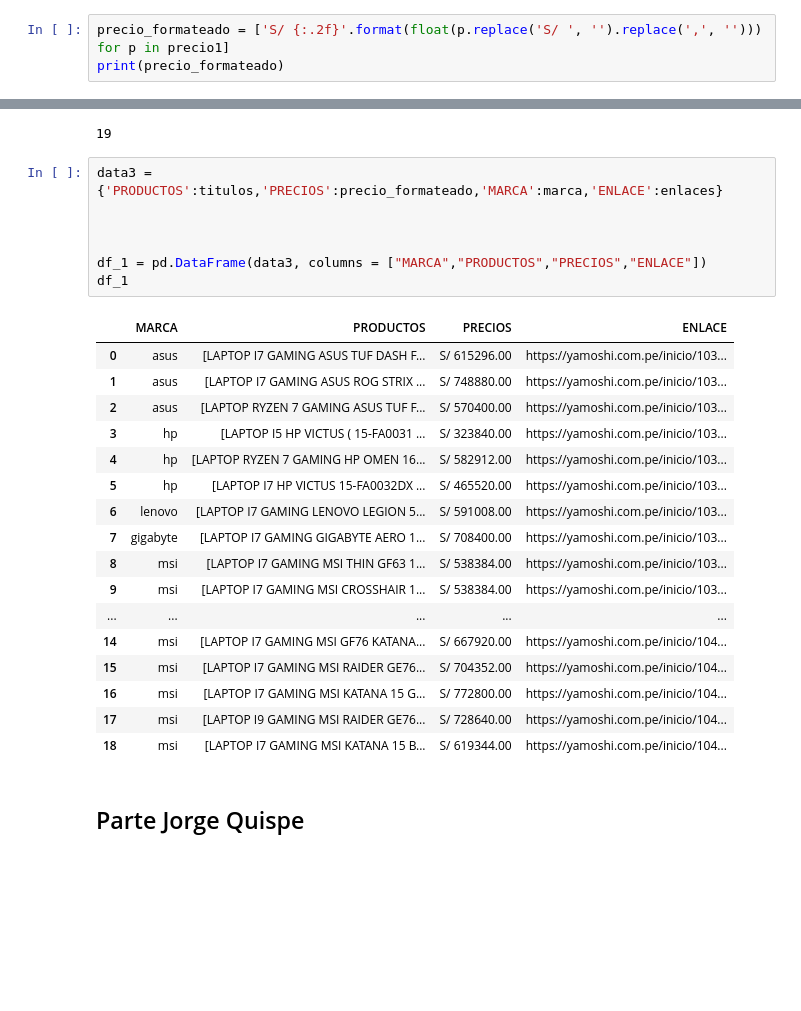
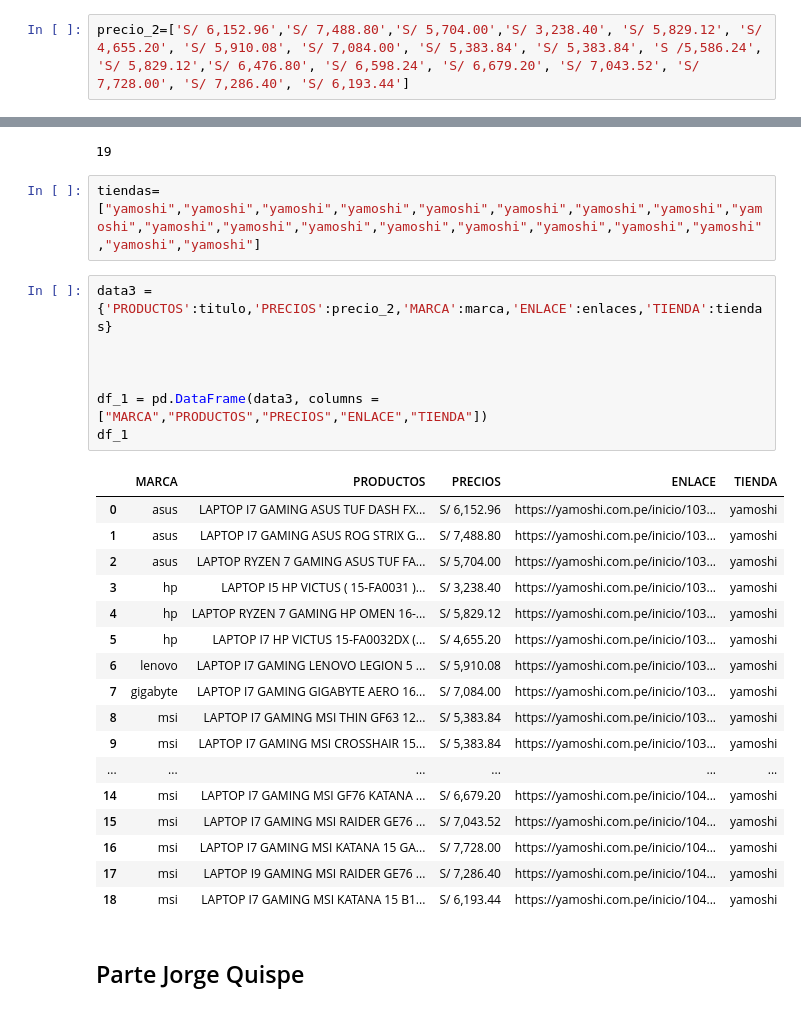
Before and after one commit to BrendaAnali/Trabajo-Final-LP2, a Jupyter notebook: scraping-mercado-libre.ipynb, the cells around one changed output, grey strips where cells are left out. Drawn from its saved outputs; the diff is of its cells as text; blank space fills up the shorter version.

```diff
--- a/scraping-mercado-libre.ipynb
+++ b/scraping-mercado-libre.ipynb
@@ -484,5 +486,4 @@ print(precio1)
 # %% [output]
 ['S/ 615296', 'S/ 748880', 'S/ 570400', 'S/ 323840', 'S/ 582912', 'S/ 465520', 'S/ 591008', 'S/ 708400', 'S/ 538384', 'S/ 538384', 'S/ 558624', 'S/ 582912', 'S/ 647680', 'S/ 659824', 'S/ 667920', 'S/  ...
 # %%
-precio_formateado = ['S/ {:.2f}'.format(float(p.replace('S/ ', '').replace(',', ''))) for p in precio1]
-print(precio_formateado)
+precio_2=['S/ 6,152.96','S/ 7,488.80','S/ 5,704.00','S/ 3,238.40', 'S/ 5,829.12', 'S/ 4,655.20', 'S/ 5,910.08', 'S/ 7,084.00', 'S/ 5,383.84', 'S/ 5,383.84', 'S /5,586.24', 'S/ 5,829.12','S/ 6,476.80', 'S/ 6,598.24', 'S/ 6,679.20', 'S/ 7,043.52', 'S/ 7,728.00', 'S/ 7,286.40', 'S/ 6,193.44']
@@ -545,31 +544,33 @@ marca=["asus","asus","asus","hp","hp","hp","lenovo","gigabyte","msi","msi","msi"
 len(marca)
 # %% [output]
 19
+# %%
+tiendas=["yamoshi","yamoshi","yamoshi","yamoshi","yamoshi","yamoshi","yamoshi","yamoshi","yamoshi","yamoshi","yamoshi","yamoshi","yamoshi","yamoshi","yamoshi","yamoshi","yamoshi","yamoshi","yamoshi"]
 # %%
-data3 = {'PRODUCTOS':titulos,'PRECIOS':precio_formateado,'MARCA':marca,'ENLACE':enlaces}
+data3 = {'PRODUCTOS':titulo,'PRECIOS':precio_2,'MARCA':marca,'ENLACE':enlaces,'TIENDA':tiendas}
 
 
 
-df_1 = pd.DataFrame(data3, columns = ["MARCA","PRODUCTOS","PRECIOS","ENLACE"])
+df_1 = pd.DataFrame(data3, columns = ["MARCA","PRODUCTOS","PRECIOS","ENLACE","TIENDA"])
 df_1
 # %% [output]
-|  | MARCA | PRODUCTOS | PRECIOS | ENLACE |
-| 0 | asus | [LAPTOP I7 GAMING ASUS TUF DASH F... | S/ 615296.00 | https://yamoshi.com.pe/inicio/103... |
-| 1 | asus | [LAPTOP I7 GAMING ASUS ROG STRIX ... | S/ 748880.00 | https://yamoshi.com.pe/inicio/103... |
-| 2 | asus | [LAPTOP RYZEN 7 GAMING ASUS TUF F... | S/ 570400.00 | https://yamoshi.com.pe/inicio/103... |
-| 3 | hp | [LAPTOP I5 HP VICTUS ( 15-FA0031 ... | S/ 323840.00 | https://yamoshi.com.pe/inicio/103... |
-| 4 | hp | [LAPTOP RYZEN 7 GAMING HP OMEN 16... | S/ 582912.00 | https://yamoshi.com.pe/inicio/103... |
-| 5 | hp | [LAPTOP I7 HP VICTUS 15-FA0032DX ... | S/ 465520.00 | https://yamoshi.com.pe/inicio/103... |
-| 6 | lenovo | [LAPTOP I7 GAMING LENOVO LEGION 5... | S/ 591008.00 | https://yamoshi.com.pe/inicio/103... |
-| 7 | gigabyte | [LAPTOP I7 GAMING GIGABYTE AERO 1... | S/ 708400.00 | https://yamoshi.com.pe/inicio/103... |
-| 8 | msi | [LAPTOP I7 GAMING MSI THIN GF63 1... | S/ 538384.00 | https://yamoshi.com.pe/inicio/103... |
-| 9 | msi | [LAPTOP I7 GAMING MSI CROSSHAIR 1... | S/ 538384.00 | https://yamoshi.com.pe/inicio/103... |
-| ... | ... | ... | ... | ... |
-| 14 | msi | [LAPTOP I7 GAMING MSI GF76 KATANA... | S/ 667920.00 | https://yamoshi.com.pe/inicio/104... |
-| 15 | msi | [LAPTOP I7 GAMING MSI RAIDER GE76... | S/ 704352.00 | https://yamoshi.com.pe/inicio/104... |
-| 16 | msi | [LAPTOP I7 GAMING MSI KATANA 15 G... | S/ 772800.00 | https://yamoshi.com.pe/inicio/104... |
-| 17 | msi | [LAPTOP I9 GAMING MSI RAIDER GE76... | S/ 728640.00 | https://yamoshi.com.pe/inicio/104... |
-| 18 | msi | [LAPTOP I7 GAMING MSI KATANA 15 B... | S/ 619344.00 | https://yamoshi.com.pe/inicio/104... |
+|  | MARCA | PRODUCTOS | PRECIOS | ENLACE | TIENDA |
+| 0 | asus | LAPTOP I7 GAMING ASUS TUF DASH FX... | S/ 6,152.96 | https://yamoshi.com.pe/inicio/103... | yamoshi |
+| 1 | asus | LAPTOP I7 GAMING ASUS ROG STRIX G... | S/ 7,488.80 | https://yamoshi.com.pe/inicio/103... | yamoshi |
+| 2 | asus | LAPTOP RYZEN 7 GAMING ASUS TUF FA... | S/ 5,704.00 | https://yamoshi.com.pe/inicio/103... | yamoshi |
+| 3 | hp | LAPTOP I5 HP VICTUS ( 15-FA0031 )... | S/ 3,238.40 | https://yamoshi.com.pe/inicio/103... | yamoshi |
+| 4 | hp | LAPTOP RYZEN 7 GAMING HP OMEN 16-... | S/ 5,829.12 | https://yamoshi.com.pe/inicio/103... | yamoshi |
+| 5 | hp | LAPTOP I7 HP VICTUS 15-FA0032DX (... | S/ 4,655.20 | https://yamoshi.com.pe/inicio/103... | yamoshi |
+| 6 | lenovo | LAPTOP I7 GAMING LENOVO LEGION 5 ... | S/ 5,910.08 | https://yamoshi.com.pe/inicio/103... | yamoshi |
+| 7 | gigabyte | LAPTOP I7 GAMING GIGABYTE AERO 16... | S/ 7,084.00 | https://yamoshi.com.pe/inicio/103... | yamoshi |
+| 8 | msi | LAPTOP I7 GAMING MSI THIN GF63 12... | S/ 5,383.84 | https://yamoshi.com.pe/inicio/103... | yamoshi |
+| 9 | msi | LAPTOP I7 GAMING MSI CROSSHAIR 15... | S/ 5,383.84 | https://yamoshi.com.pe/inicio/103... | yamoshi |
+| ... | ... | ... | ... | ... | ... |
+| 14 | msi | LAPTOP I7 GAMING MSI GF76 KATANA ... | S/ 6,679.20 | https://yamoshi.com.pe/inicio/104... | yamoshi |
+| 15 | msi | LAPTOP I7 GAMING MSI RAIDER GE76 ... | S/ 7,043.52 | https://yamoshi.com.pe/inicio/104... | yamoshi |
+| 16 | msi | LAPTOP I7 GAMING MSI KATANA 15 GA... | S/ 7,728.00 | https://yamoshi.com.pe/inicio/104... | yamoshi |
+| 17 | msi | LAPTOP I9 GAMING MSI RAIDER GE76 ... | S/ 7,286.40 | https://yamoshi.com.pe/inicio/104... | yamoshi |
+| 18 | msi | LAPTOP I7 GAMING MSI KATANA 15 B1... | S/ 6,193.44 | https://yamoshi.com.pe/inicio/104... | yamoshi |
 # %% [markdown]
 ## Parte Jorge Quispe
 # %%
```
Also changed, not shown: parts of 12 cells of this notebook.
